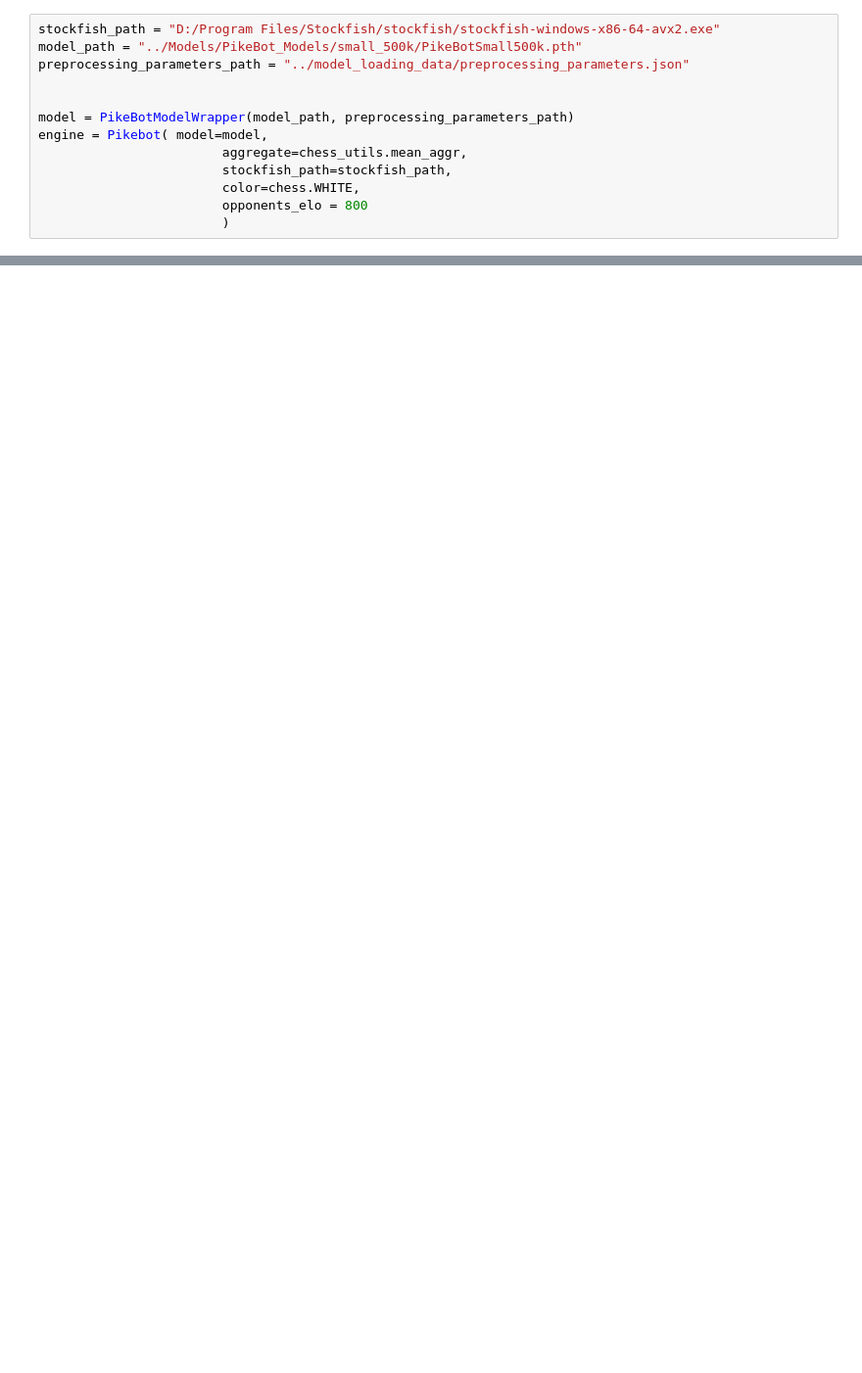
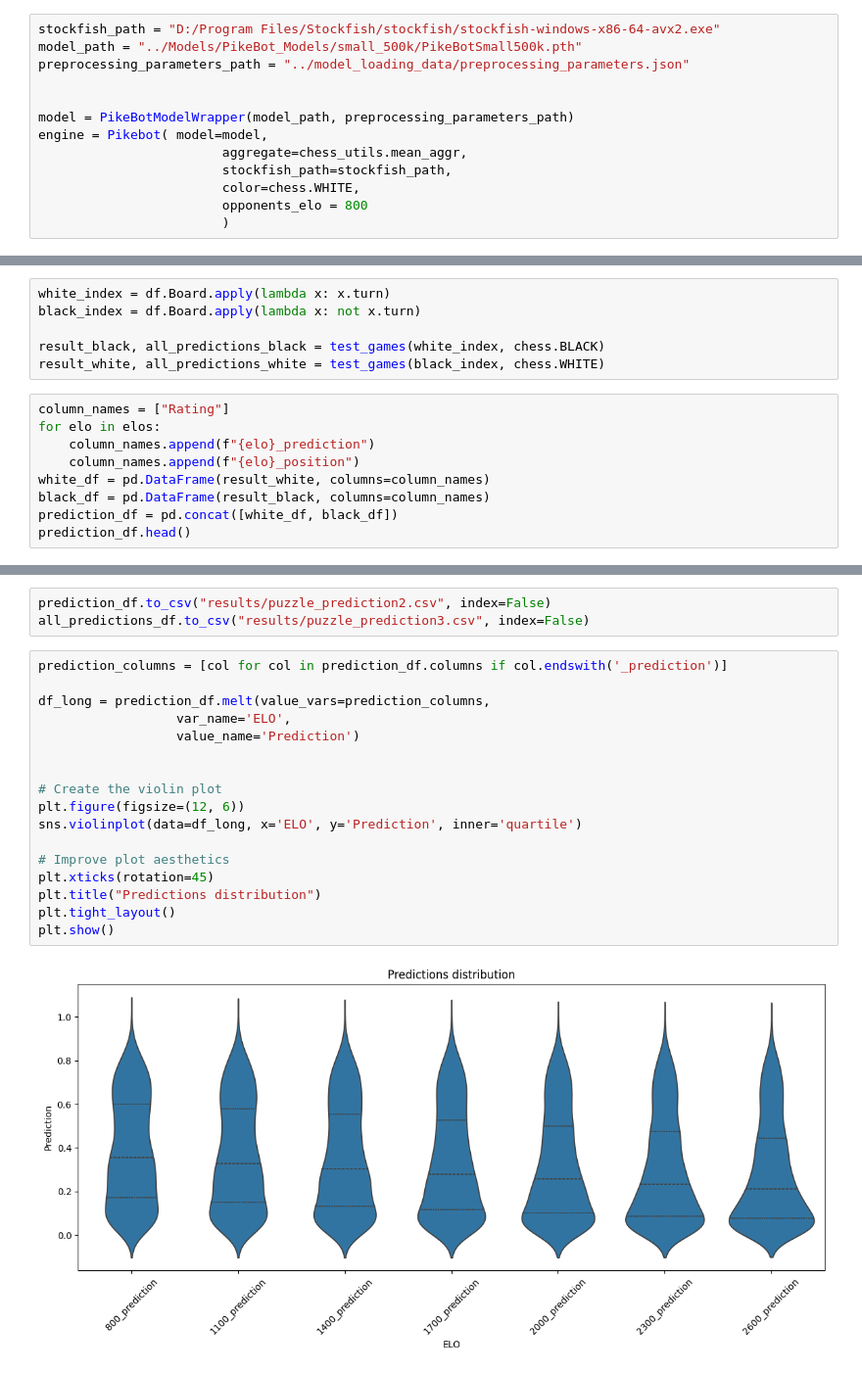
Before and after one commit to MatTheTab/PikeBot, a Jupyter notebook: evaluation/puzzles_rating.ipynb, the cells around one changed output, grey strips where cells are left out. Shown at 98% size. Cells and saved outputs as stored; diff of their text form; blank space fills up the shorter version.

Commit message:
rerun puzzle rating

```diff
--- a/evaluation/puzzles_rating.ipynb
+++ b/evaluation/puzzles_rating.ipynb
@@ -117,0 +121,15 @@ for i in range(5):
+# %%
+white_index = df.Board.apply(lambda x: x.turn)
+black_index = df.Board.apply(lambda x: not x.turn)
+
+result_black, all_predictions_black = test_games(white_index, chess.BLACK)
+result_white, all_predictions_white = test_games(black_index, chess.WHITE)
+# %%
+column_names = ["Rating"]
+for elo in elos:
+    column_names.append(f"{elo}_prediction")
+    column_names.append(f"{elo}_position")
+white_df = pd.DataFrame(result_white, columns=column_names)
+black_df = pd.DataFrame(result_black, columns=column_names)
+prediction_df = pd.concat([white_df, black_df])
+prediction_df.head()
@@ -117,0 +161,22 @@ for i in range(5):
+# %%
+prediction_df.to_csv("results/puzzle_prediction2.csv", index=False)
+all_predictions_df.to_csv("results/puzzle_prediction3.csv", index=False)
+# %%
+prediction_columns = [col for col in prediction_df.columns if col.endswith('_prediction')]
+
+df_long = prediction_df.melt(value_vars=prediction_columns,
+                  var_name='ELO',
+                  value_name='Prediction')
+
+
+# Create the violin plot
+plt.figure(figsize=(12, 6))
+sns.violinplot(data=df_long, x='ELO', y='Prediction', inner='quartile')
+
+# Improve plot aesthetics
+plt.xticks(rotation=45)
+plt.title("Predictions distribution")
+plt.tight_layout()
+plt.show()
+# %% [output]
+[figure, added]
```
Also changed, not shown: parts of 15 cells of this notebook.
